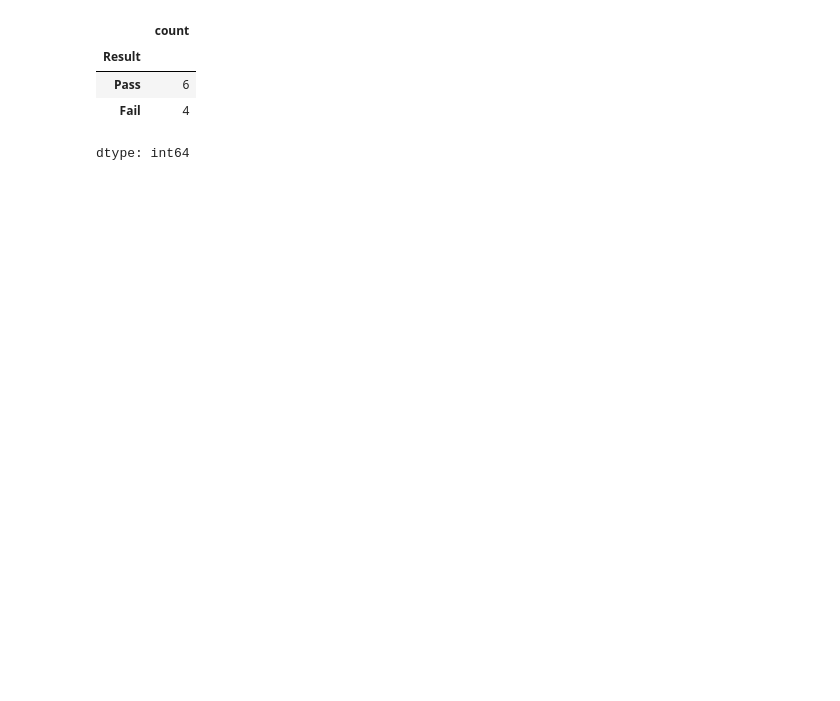
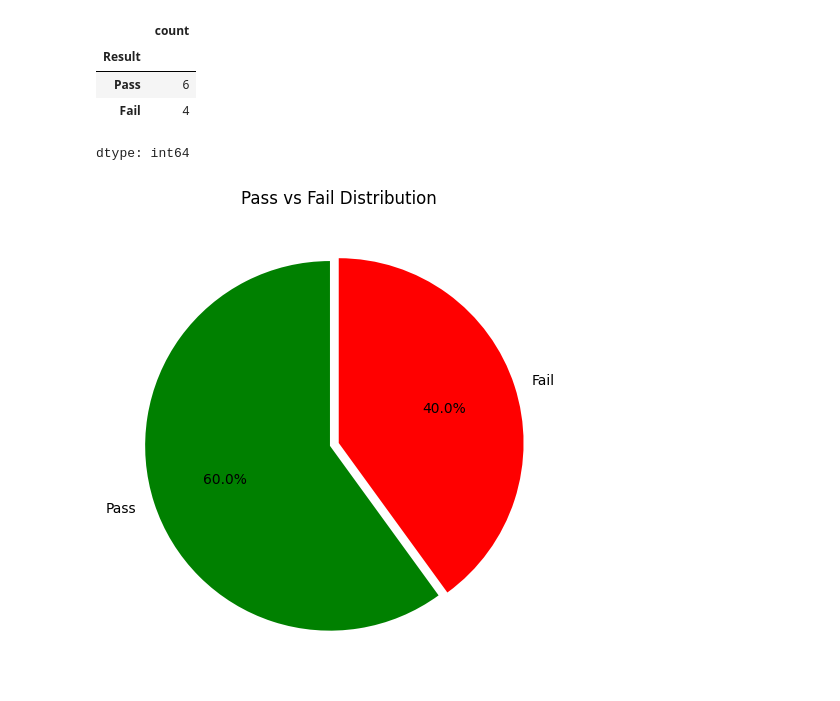
Before and after one commit to SatChittAnand/Data-Visualization, a Jupyter notebook: Data_Visualization.ipynb, the cells around one changed output. Drawn from its saved outputs; the diff is of its cells as text; code cells hidden in the pictures; blank space fills up the shorter version.

Commit message:
updated with charts

```diff
--- a/Data_Visualization.ipynb
+++ b/Data_Visualization.ipynb
@@ -293,3 +252,21 @@ counts
 | Pass | 6 |
 | Fail | 4 |
 dtype: int64
+# %%
+# Pie chart
+plt.figure(figsize=(6,6))
+plt.pie(
+    counts,
+    labels=counts.index,
+    autopct="%1.1f%%",
+    startangle=90,
+    colors=["green", "red"],
+    explode=(0.05, 0)
+)
+plt.title("Pass vs Fail Distribution")
+
+plt.savefig("pass_fail_pie.png", dpi=300, bbox_inches="tight") # Download the graph
+
+plt.show()
+# %% [output]
+[figure, added]
```
Also changed, not shown: parts of 3 cells of this notebook.
